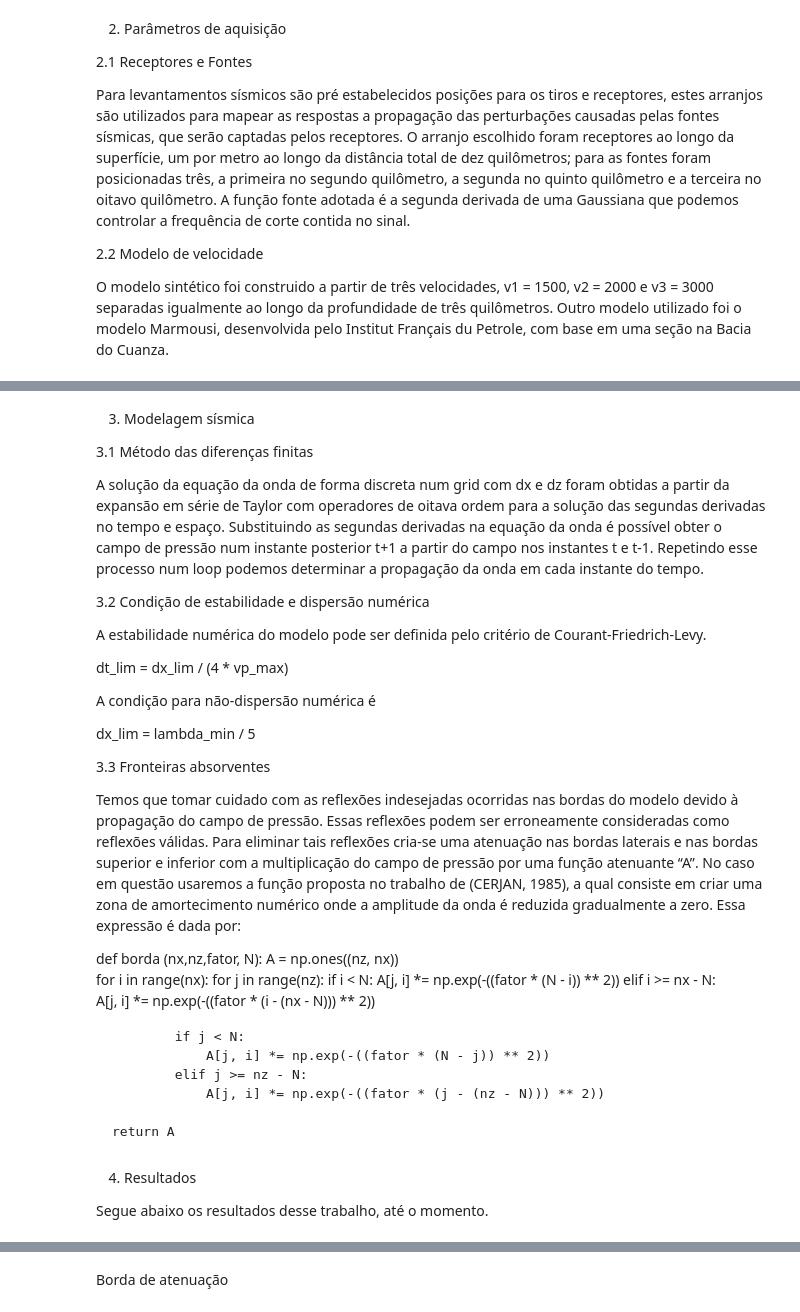
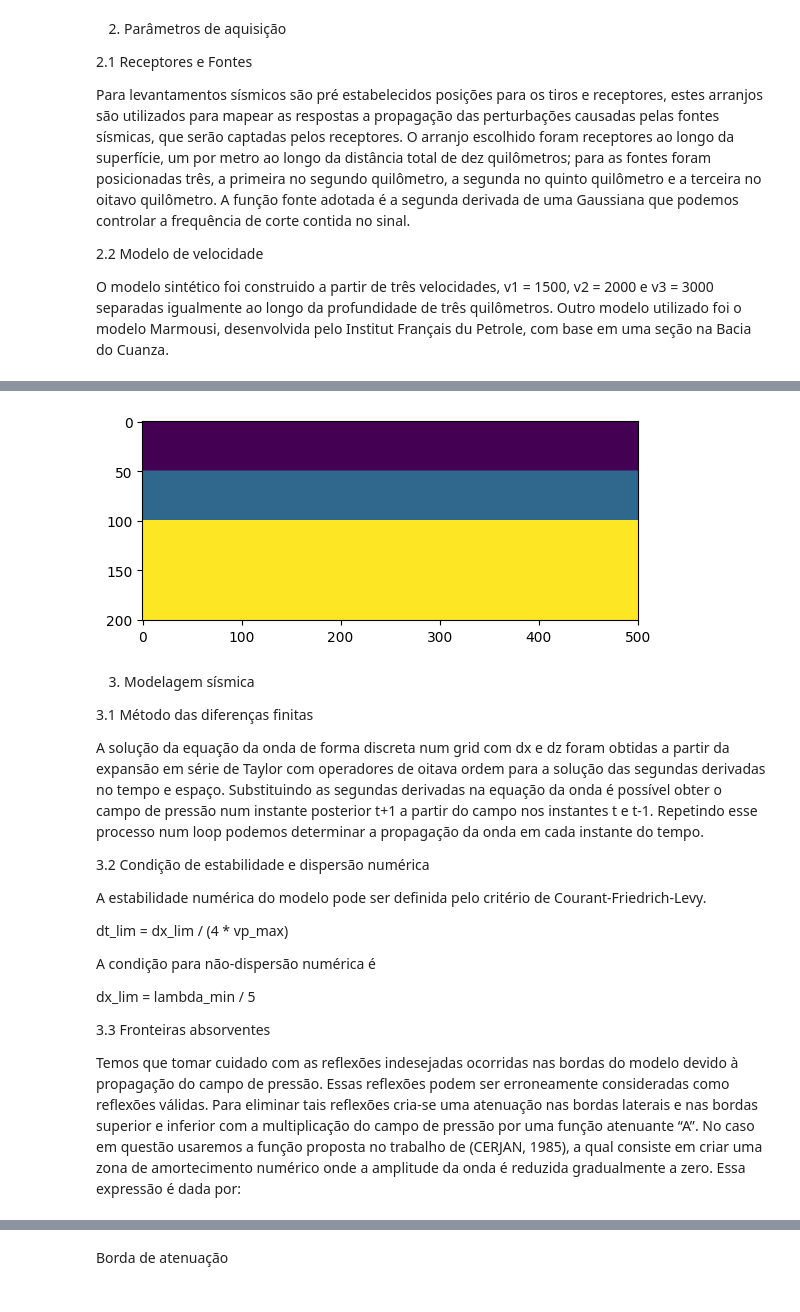
Before and after one commit to GISIS-UFF/SeismicModeling2D, a Jupyter notebook: src/Relatorio.ipynb, the cells around one changed output, grey strips where cells are left out. Saved outputs shown, nothing was run; the diff lists cells and outputs as text; code cells hidden in the pictures.

```diff
--- a/src/Relatorio.ipynb
+++ b/src/Relatorio.ipynb
@@ -17,3 +112,25 @@ O modelo sintético foi construido a partir de três velocidades, v1 = 1500, v2
+# %%
+def v(nx, nz, v1=1500, v2=2000, v3=3000):
+    vp = np.zeros([nz,nx])
+    vp[0:int(nz/4),:]= v1
+    vp[int(nz/4):int(nz/2),:] = v2
+    vp[int(nz/2):nz,:] = v3
+    return vp
+
+def ler_modelo(caminho_arquivo, shape):
+    vp = np.fromfile(caminho_arquivo, dtype=np.float32)
+    vp = vp.reshape(shape).T
+    print(f"Modelo de velocidade carregado de: {caminho_arquivo}")
+    return vp
+
+c = v(nx,nz)
+# c = ler_modelo('D:/GitHub/ModelagemSismica/inputs/marmousi_vp_383x141.bin', (nx, nz))
+
+plt.figure()
+plt.imshow(c,aspect='equal')
+plt.show()
+# %% [output]
+[figure, added]
 # %% [markdown]
 3. Modelagem sísmica
 
@@ -35,23 +152,3 @@ dx_lim = lambda_min / 5
 
 Temos que tomar cuidado com as reflexões indesejadas ocorridas nas bordas do modelo devido à propagação do campo de pressão. Essas reflexões
 podem ser erroneamente consideradas como reflexões válidas. Para eliminar tais reflexões cria-se uma atenuação nas bordas laterais e nas bordas superior e inferior com a multiplicação do campo de pressão por uma função atenuante “A”. No caso em questão usaremos a função proposta no trabalho de (CERJAN, 1985), a qual consiste em criar uma zona de amortecimento numérico onde a amplitude da onda é reduzida gradualmente a zero. Essa expressão é dada por:
-
-def borda (nx,nz,fator, N):
-    A = np.ones((nz, nx))
-    for i in range(nx):
-        for j in range(nz):
-            if i < N:
-                A[j, i] *= np.exp(-((fator * (N - i)) ** 2))
-            elif i >= nx - N:
-                A[j, i] *= np.exp(-((fator * (i - (nx - N))) ** 2))
-
-            if j < N:
-                A[j, i] *= np.exp(-((fator * (N - j)) ** 2))
-            elif j >= nz - N:
-                A[j, i] *= np.exp(-((fator * (j - (nz - N))) ** 2))
-
-    return A
-# %% [markdown]
-4. Resultados
-
-Segue abaixo os resultados desse trabalho, até o momento.
```
Also changed, not shown: parts of 41 cells of this notebook.
